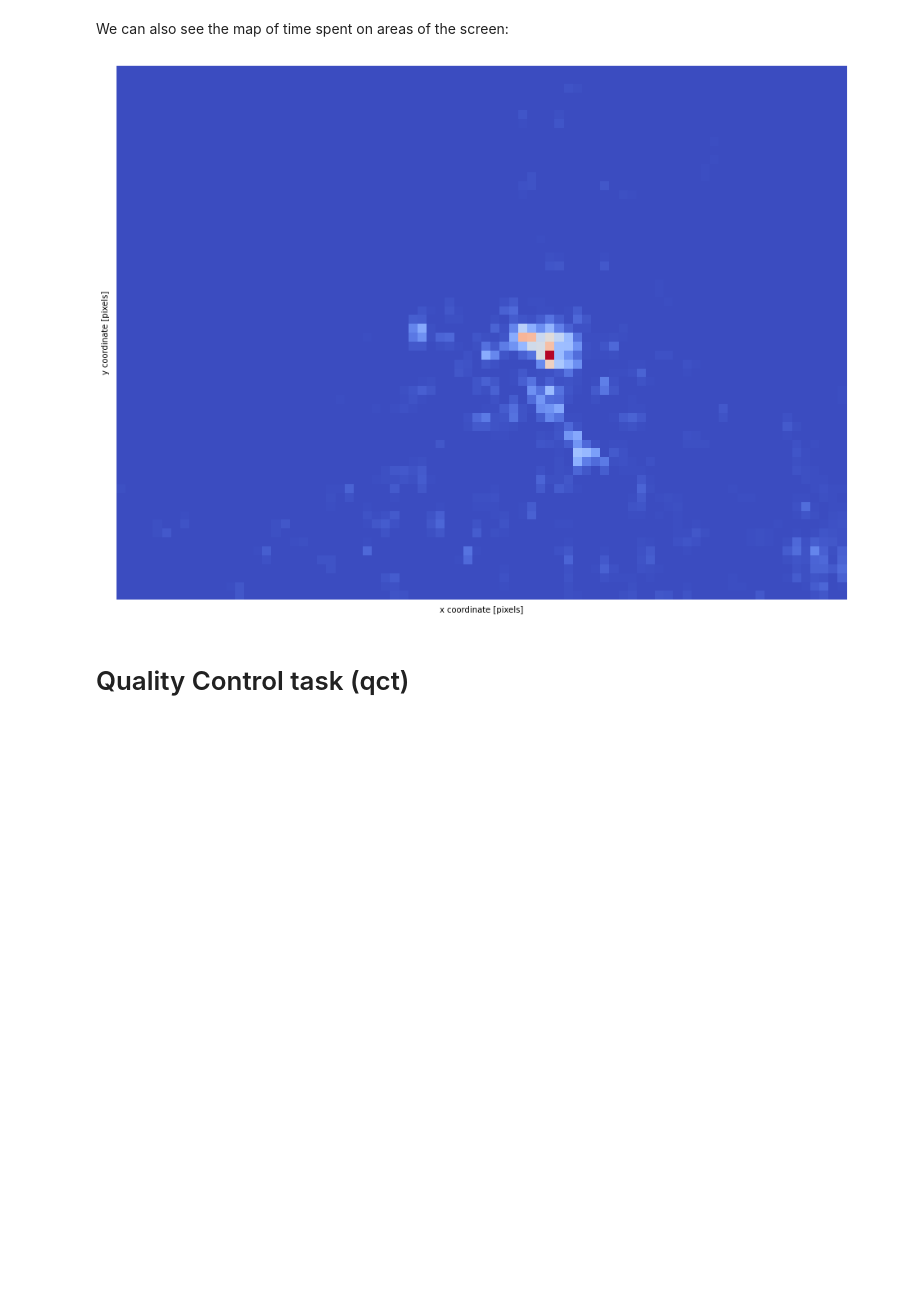
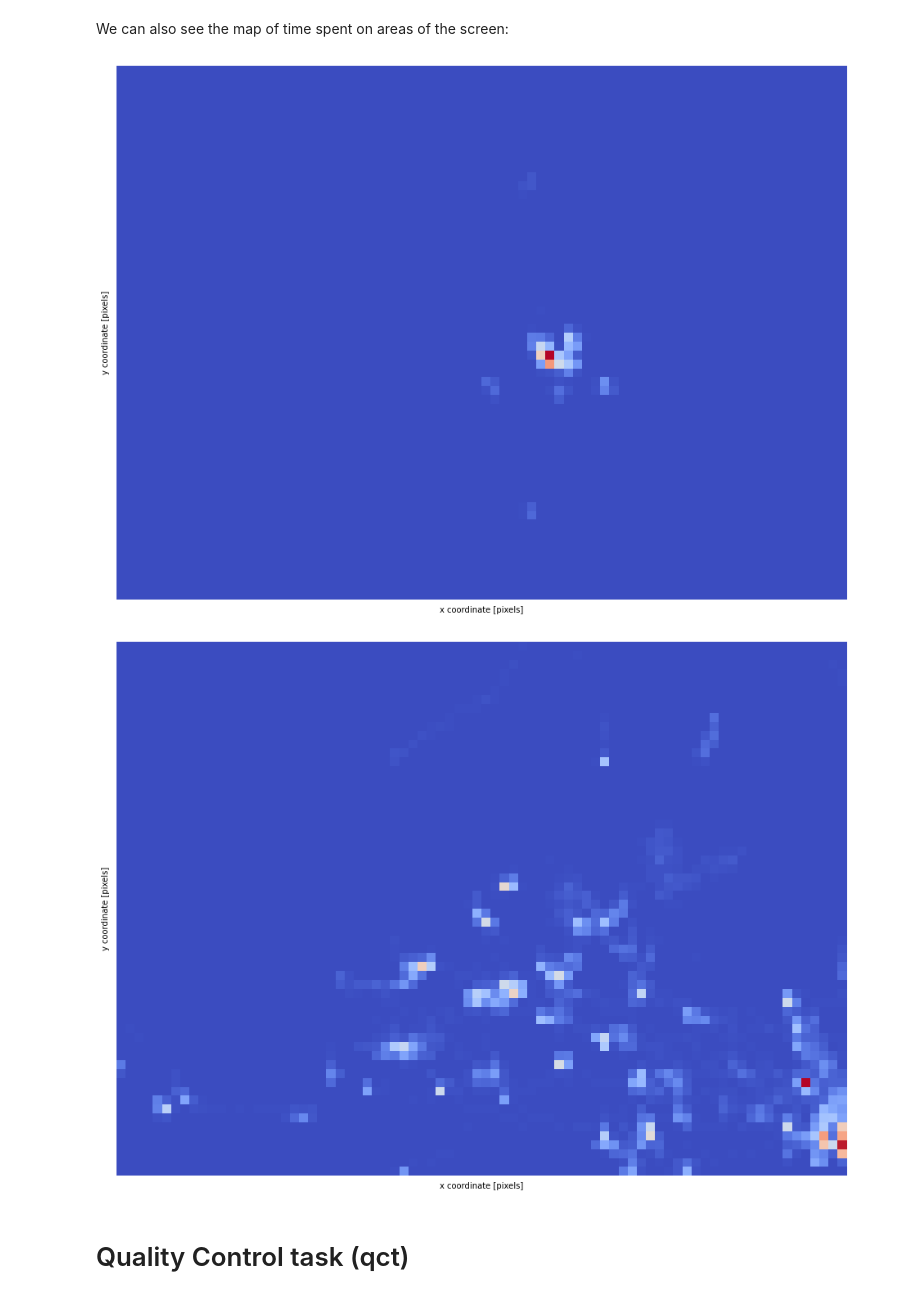
Before and after one commit to oesteban/hcph-sops, a Jupyter notebook: code/eyetracking/visualizing-and-qc-eyetrack-data.ipynb, the cells around one changed output. Saved outputs shown, nothing was run; the diff lists cells and outputs as text; code cells hidden in the pictures; blank space fills up the shorter version.

Commit message:
enh: extract dataframe manipulation out of heatmap plotter

```diff
--- a/code/eyetracking/visualizing-and-qc-eyetrack-data.ipynb
+++ b/code/eyetracking/visualizing-and-qc-eyetrack-data.ipynb
@@ -226,9 +226,17 @@ plt.ylabel("pupil area [a.u.]");
 We can also see the map of time spent on areas of the screen:
 # %%
 reload(plot)
-plot.plot_heatmap_coordinate(et_dwi, density=False);
+
+size = (et_dwi.metadata["ScreenAOIDefinition"][1][1], et_dwi.metadata["ScreenAOIDefinition"][1][3])
+
+data = et_dwi.recording[["eye1_x_coordinate", "eye1_y_coordinate"]]
+data = data[et_dwi.recording.eye1_blink < 1]
+
+plot.plot_heatmap_coordinate(data[:int(3e4)], density=False, screen_size=size);
+plot.plot_heatmap_coordinate(data[-int(3e4):], density=False, screen_size=size);
 # %% [output]
-[figure, old version]
+[figure, new version]
+[figure, added]
 # %% [markdown]
 # Quality Control task (qct)
 # %% [markdown]
```
Also changed, not shown: parts of 3 cells of this notebook, 1 other file.
